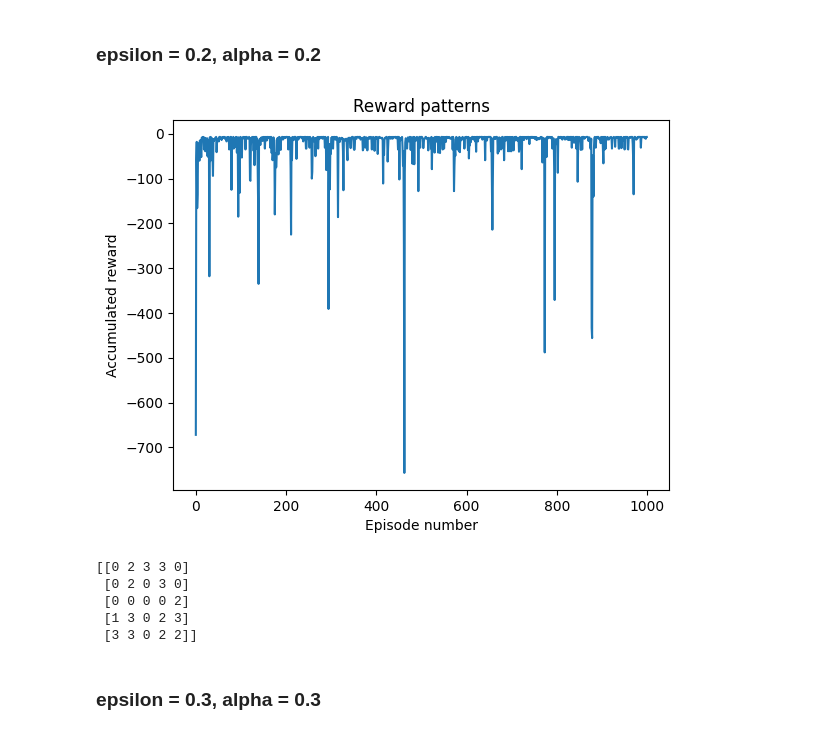
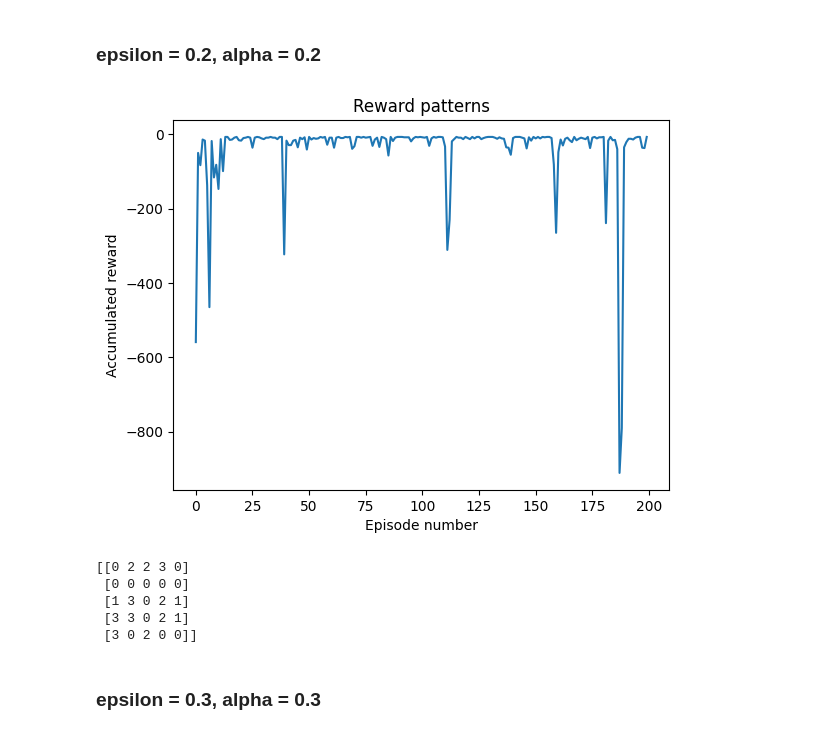
Before and after one commit to P-A-D/RL_Assignment_3, a Jupyter notebook: Runs1.ipynb, the cells around one changed output. Saved outputs shown, nothing was run; the diff lists cells and outputs as text; code cells hidden in the pictures.

```diff
--- a/Runs1.ipynb
+++ b/Runs1.ipynb
@@ -68,14 +68,14 @@ policy = agent.learn(epsilon=0.1, episode_count=1000, discount=0.95)
 ### epsilon = 0.2,  alpha = 0.2
 # %%
 agent = Sarsa(alpha=0.2)
-policy = agent.learn(epsilon=0.2, episode_count=1000, discount=0.95)
+policy = agent.learn(epsilon=0.2, episode_count=200, discount=0.95)
 # %% [output]
-[figure, old version]
+[figure, new version]
-[[0 2 3 3 0]
- [0 2 0 3 0]
- [0 0 0 0 2]
- [1 3 0 2 3]
- [3 3 0 2 2]]
+[[0 2 2 3 0]
+ [0 0 0 0 0]
+ [1 3 0 2 1]
+ [3 3 0 2 1]
+ [3 0 2 0 0]]
 # %% [markdown]
 ### epsilon = 0.3,  alpha = 0.3
 # %%
```
Also changed, not shown: parts of 13 cells of this notebook, 1 other file.
